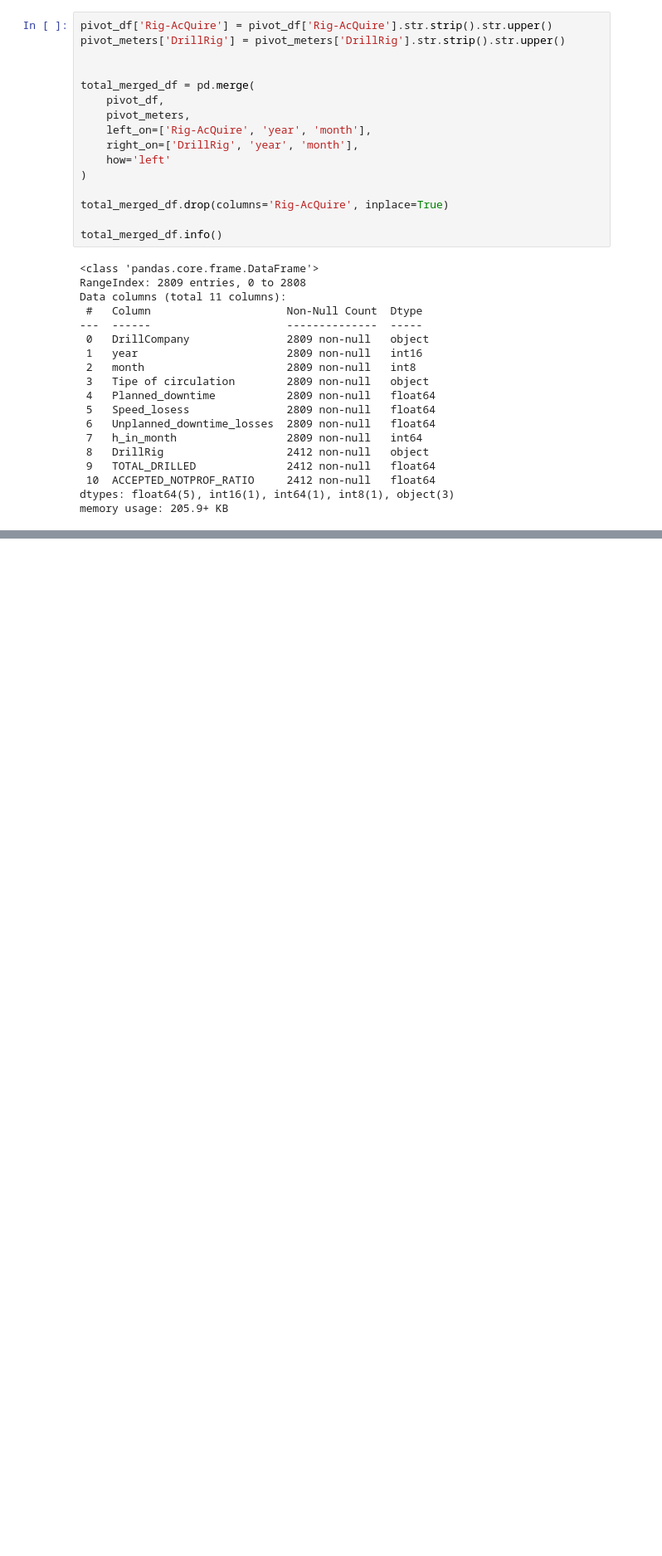
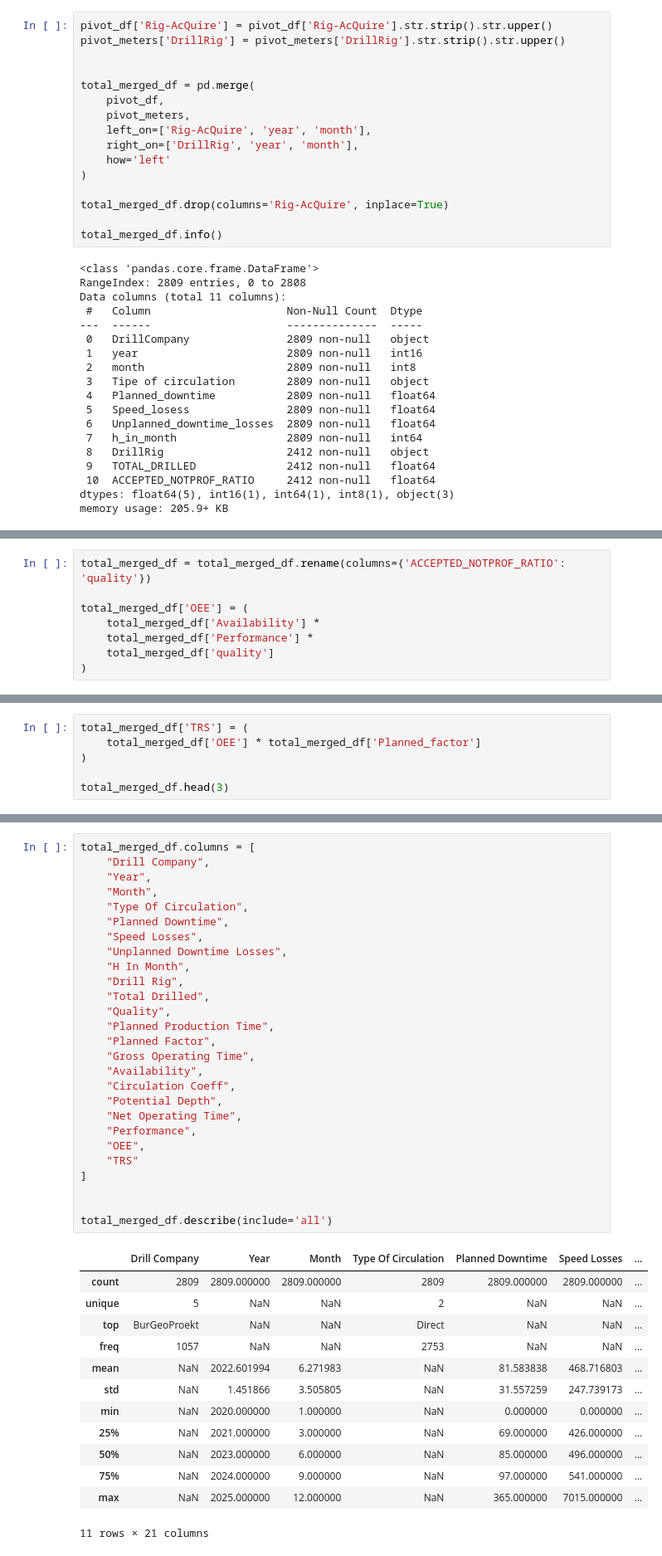
Before and after one commit to yevgeniy2504/Company, a Jupyter notebook: Scripts/OEE rigs.ipynb, the cells around one changed output, grey strips where cells are left out. Shown: that part at 83% size. Saved outputs shown, nothing was run; the diff lists cells and outputs as text; blank space fills up the shorter version.

```diff
--- a/Scripts/OEE rigs.ipynb
+++ b/Scripts/OEE rigs.ipynb
@@ -548,0 +624,8 @@ total_merged_df
+# %%
+total_merged_df = total_merged_df.rename(columns={'ACCEPTED_NOTPROF_RATIO': 'quality'})
+
+total_merged_df['OEE'] = (
+    total_merged_df['Availability'] *
+    total_merged_df['Performance'] *
+    total_merged_df['quality']
+)
@@ -548,0 +639,6 @@ total_merged_df
+# %%
+total_merged_df['TRS'] = (
+    total_merged_df['OEE'] * total_merged_df['Planned_factor']
+)
+
+total_merged_df.head(3)
@@ -548,0 +661,41 @@ total_merged_df
+# %%
+total_merged_df.columns = [
+    "Drill Company",
+    "Year",
+    "Month",
+    "Type Of Circulation",
+    "Planned Downtime",
+    "Speed Losses",
+    "Unplanned Downtime Losses",
+    "H In Month",
+    "Drill Rig",
+    "Total Drilled",
+    "Quality",
+    "Planned Production Time",
+    "Planned Factor",
+    "Gross Operating Time",
+    "Availability",
+    "Circulation Coeff",
+    "Potential Depth",
+    "Net Operating Time",
+    "Performance",
+    "OEE",
+    "TRS"
+]
+
+
+total_merged_df.describe(include='all')
+# %% [output]
+|  | Drill Company | Year | Month | Type Of Circulation | Planned Downtime | Speed Losses | ... |
+| count | 2809 | 2809.000000 | 2809.000000 | 2809 | 2809.000000 | 2809.000000 | ... |
+| unique | 5 | NaN | NaN | 2 | NaN | NaN | ... |
+| top | BurGeoProekt | NaN | NaN | Direct | NaN | NaN | ... |
+| freq | 1057 | NaN | NaN | 2753 | NaN | NaN | ... |
+| mean | NaN | 2022.601994 | 6.271983 | NaN | 81.583838 | 468.716803 | ... |
+| std | NaN | 1.451866 | 3.505805 | NaN | 31.557259 | 247.739173 | ... |
+| min | NaN | 2020.000000 | 1.000000 | NaN | 0.000000 | 0.000000 | ... |
+| 25% | NaN | 2021.000000 | 3.000000 | NaN | 69.000000 | 426.000000 | ... |
+| 50% | NaN | 2023.000000 | 6.000000 | NaN | 85.000000 | 496.000000 | ... |
+| 75% | NaN | 2024.000000 | 9.000000 | NaN | 97.000000 | 541.000000 | ... |
+| max | NaN | 2025.000000 | 12.000000 | NaN | 365.000000 | 7015.000000 | ... |
+11 rows × 21 columns
```
Also changed, not shown: parts of 19 cells of this notebook.
